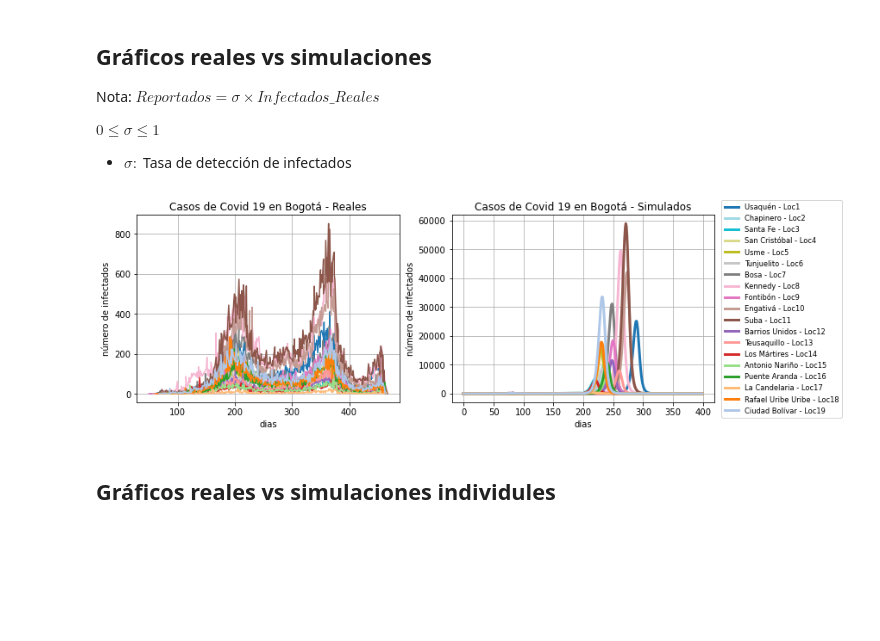
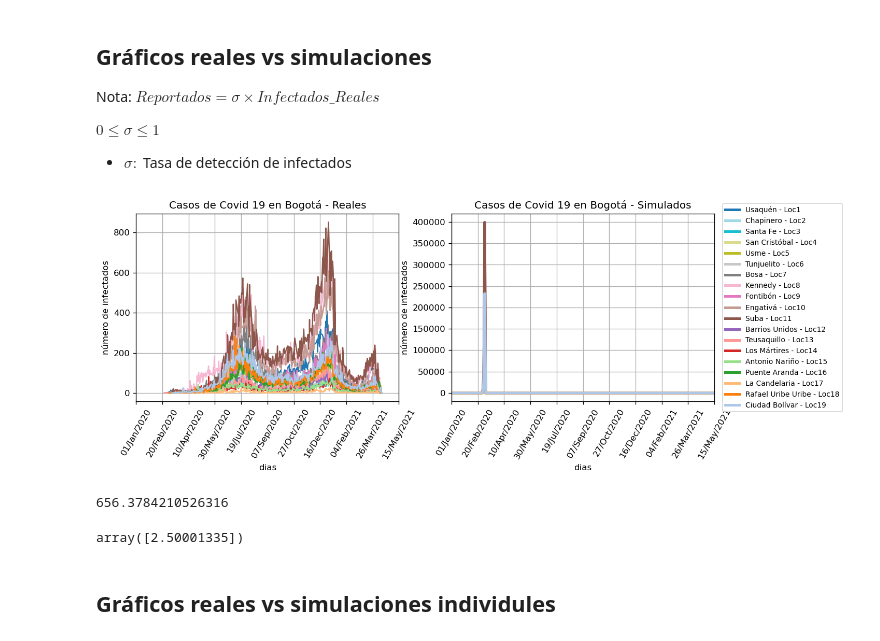
Before and after one commit to eilinlunam/PatchSim-modificado, a Jupyter notebook: Modelo_Bogotá.ipynb, the cells around one changed output. Drawn from its saved outputs; the diff is of its cells as text; code cells hidden in the pictures; blank space fills up the shorter version.

```diff
--- a/Modelo_Bogotá.ipynb
+++ b/Modelo_Bogotá.ipynb
@@ -215,8 +190,8 @@ casos = Casos.rename(columns={"LOCALIDAD_ASIS": 'Localidad',
 #---------------------------------------------------------------------------------------------------------------------
 # Convirtiendo en formato fecha de pandas
 casos["fecha"] = pd.to_datetime(casos["fecha"], format="%d/%m/%Y")  # to DateTime
-dia1 = casos["fecha"].min()  # Primer caso de covid en Bogotá  # 6 de marzo de 2020
-print("dia1",dia1)
+dia11 = casos["fecha"].min()  # Primer caso de covid en Bogotá  # 6 de marzo de 2020
+print("dia1",dia11)
 #---------------------------------------------------------------------------------------------------------------------
 # Calculando el tiempo transcurrido en dias
 dia1 = pd.to_datetime("01/01/2020", format="%d/%m/%Y")
@@ -227,7 +202,7 @@ casos.dia = casos['dia'].apply(np.int)
 #---------------------------------------------------------------------------------------------------------------------
 # Uniendo base de datos localidades y número de casos
 datos = pd.merge(casos, localidades, on='Localidad')  # Uniendo datos by id: "localidades".
-Ncasos = datos.groupby(['dia', 'local_id']).size().reset_index(name='# Casos')  # Cantidad de casos
+Ncasos = datos.groupby(['dia', 'local_id']).size().reset_index(name='n_casos')  # Cantidad de casos
 #---------------------------------------------------------------------------------------------------------------------
 #  Aplicando función gamma (5)
 Ncasos["dia"] = Ncasos["dia"].apply(lambda x: x-int(np.random.gamma(5)))
@@ -263,48 +238,104 @@ $0 \leq \sigma \leq 1$
 
 * $\sigma:$ Tasa de detección de infectados
 # %%
-###### fechas = Ncasos["dia"].apply(lambda x: (dia1+dt.timedelta(days=x)).strftime("%d/%m/%Y"))
 #--------------------------------------------------------------------------------------------------------------
 infec = np.loadtxt("resultados.out")
 infec = pd.DataFrame(infec, index=infec.T[0]).drop(0, axis=1)
 infec = infec.sort_index()
 #--------------------------------------------------------------------------------------------------------------
 cmap = plt.get_cmap('tab20')
 colors = [cmap(i) for i in np.linspace(0, 1, 19)]
+fechas = Ncasos["dia"].apply(lambda x: (dia1+dt.timedelta(days=x)).strftime("%d/%m/%Y"))
 c=0
 #--------------------------------------------------------------------------------------------------------------
 # Graficos
-fig, [ax1,ax2] = plt.subplots(1,2,figsize=(12,4))
+fig, [ax1,ax2] = plt.subplots(1,2,figsize=(12,4),dpi=120)
 for i in localidades["local_id"].values:
     #--------------------------------------------------------------------------------------------------------------
     # Casos reales
     loc = Ncasos[Ncasos["local_id"]==i] # Localidad i
-    casos = loc["# Casos"].values
+    casos = loc["n_casos"].values
     tiempo = loc["dia"].values
-    ax1.plot(tiempo, casos, label="Reales", color=colors[-c])
-    #fechas = loc["fechas"]
+    ax1.plot(tiempo, symprob*casos, label="Reales", color=colors[-c])
     #--------------------------------------------------------------------------------------------------------------
     # Casos simulaciones
     infectados = infec.T[i]
     t = np.arange(0, len(infectados))
     ax2.plot(t, infectados, lw=3, label=str(localidades["Localidad"][i-1]) + " - Loc"+str(i), color=colors[-c])
     ax2.legend(loc="right", bbox_to_anchor=(1.5,0.5), fontsize=8.3)
     #--------------------------------------------------------------------------------------------------------------
     # Propiedades gráficas
     ax1.set_title("Casos de Covid 19 en Bogotá - Reales")
     ax2.set_title("Casos de Covid 19 en Bogotá - Simulados")
     ax1.set_xlabel("dias")
     ax2.set_xlabel("dias")
     ax1.set_ylabel("número de infectados")
     ax2.set_ylabel("número de infectados")
     ax1.grid()
     ax2.grid()
-    #ax2.set_ylim(1200)
-    #ax1.set_xticks(tiempo[::50])
-    #ax1.set_xticklabels(fechas[::50], rotation=60)
+    ax1.set_xlim(0,500)
+    ax2.set_xlim(0,500)
+    ax1.set_xticks(np.linspace(0,500,11))
+    ax2.set_xticks(np.linspace(0,500,11))
     c+=1
+
+dia1 = pd.to_datetime("01/01/2020", format="%d/%m/%Y")
+dias = lambda ax: [(dia1+dt.timedelta(days=i)).strftime("%d/%b/%Y") for i in ax.get_xticks()]
+ax2.set_xticklabels(dias(ax2), rotation=60)
+ax1.set_xticklabels(dias(ax1), rotation=60)
+plt.show()
 # %% [output]
-[figure, old version]
+[figure, new version]
+# %%
+def simule(x, grad):
+    # Escribiendo archivo cfg.txt
+    beta, symprob = x[0], 1
+    write_config(beta, symprob)
+
+    # Corriendo simulacion
+    configs = sim.read_config('files/cfg.txt')
+    sim.run_disease_simulation(configs, write_epi=True)
+
+    # Infectados
+    infec = np.loadtxt("resultados.out")
+    infec = pd.DataFrame(infec, index=infec.T[0]).drop(0, axis=1)
+    infec = infec.sort_index()
+    I, J = np.meshgrid(infec.columns, infec.index)
+    dia = np.asarray(I).flatten()
+    Id = np.asarray(J).flatten()
+    infecs = np.asarray(infec).flatten()
+    infecs = pd.DataFrame(np.transpose([dia,Id,infecs]),
+                          columns=["dia", "local_id", "n_casos_sim"],
+                          dtype=int)
+    Inf = pd.merge(infecs, Ncasos,  how='right', on=['dia','local_id'])
+
+    # Error
+    Error = (symprob*Inf["n_casos"][60:260] - Inf["n_casos_sim"][60:260])**2
+    return Error.sum().sum()/(260-60)/19
+
+simule([8, 1],2)
+# %% [output]
+656.3784210526316
+# %%
+# Optimizacion:
+
+n = 1 # Numero de variables a optimizar : Beta y SymProb
+Nitr = 1000 # Numero maximo de iteraciones
+
+inf = [0.5] # Limites inferiores
+sup = [4]  # Limites superiores
+
+opt = nlopt.opt(nlopt.LN_NELDERMEAD, n)
+opt.set_lower_bounds(inf)
+opt.set_upper_bounds(sup)
+opt.set_maxeval(Nitr)
+opt.set_min_objective(simule)
+opt.set_xtol_rel(1e-5)
+x0 = np.array([2.5])
+x = opt.optimize(x0)
+x
+# %% [output]
+array([2.50001335])
 # %% [markdown]
 ## Gráficos reales vs simulaciones individules
 # %%
```
Also changed, not shown: parts of 10 cells of this notebook, 7 other files.
